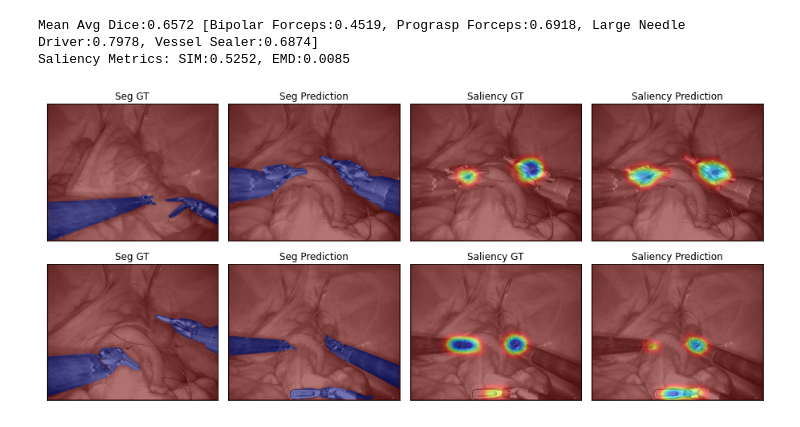
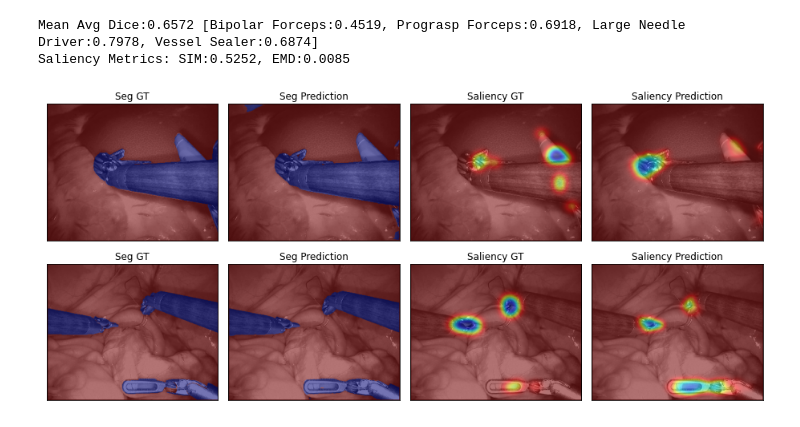
Before and after one commit to mobarakol/Learning_WhereToLook, a Jupyter notebook: Learning_Wheretolook_Demo.ipynb, the cells around one changed output. Saved outputs shown, nothing was run; the diff lists cells and outputs as text; code cells hidden in the pictures.

```diff
--- a/Learning_Wheretolook_Demo.ipynb
+++ b/Learning_Wheretolook_Demo.ipynb
@@ -177,28 +177,28 @@ Saliency Metrics: SIM:0.5252, EMD:0.0085
 # %%
 from glob import glob
 
 img_dirs = glob('true_seg/*.png')
 fig_per_row = 4
 col_num = 2
 fig, ax = plt.subplots(col_num, fig_per_row, figsize=(4.0*fig_per_row, 7), gridspec_kw=dict(wspace=0.06, hspace=0.1))
 sample_idx = 2
 for i in range(col_num):
-
-    seg_gt = cv2.imread(img_dirs[i + sample_idx])
-    seg_pred = cv2.imread('pred_seg/'+os.path.basename(img_dirs[i]))
-    sal_gt = cv2.imread('true_saliency/'+os.path.basename(img_dirs[i]))
-    sal_pred = cv2.imread('pred_saliency/'+os.path.basename(img_dirs[i]))
+    new_i = i + sample_idx
+    seg_gt = cv2.imread(img_dirs[new_i])
+    seg_pred = cv2.imread('pred_seg/'+os.path.basename(img_dirs[new_i]))
+    sal_gt = cv2.imread('true_saliency/'+os.path.basename(img_dirs[new_i]))
+    sal_pred = cv2.imread('pred_saliency/'+os.path.basename(img_dirs[new_i]))
     ax[i,0].set_title('Seg GT')
     ax[i,0].imshow(seg_gt)
     ax[i,1].set_title('Seg Prediction')
     ax[i,1].imshow(seg_pred)
     ax[i,2].set_title('Saliency GT')
     ax[i,2].imshow(sal_gt)
     ax[i,3].set_title('Saliency Prediction')
     ax[i,3].imshow(sal_pred)
     for axi in ax[i,:]:
         #axi.axis('off')
         axi.xaxis.set_major_locator(plt.NullLocator())
         axi.yaxis.set_major_locator(plt.NullLocator())
 # %% [output]
-[figure, old version]
+[figure, new version]
```
